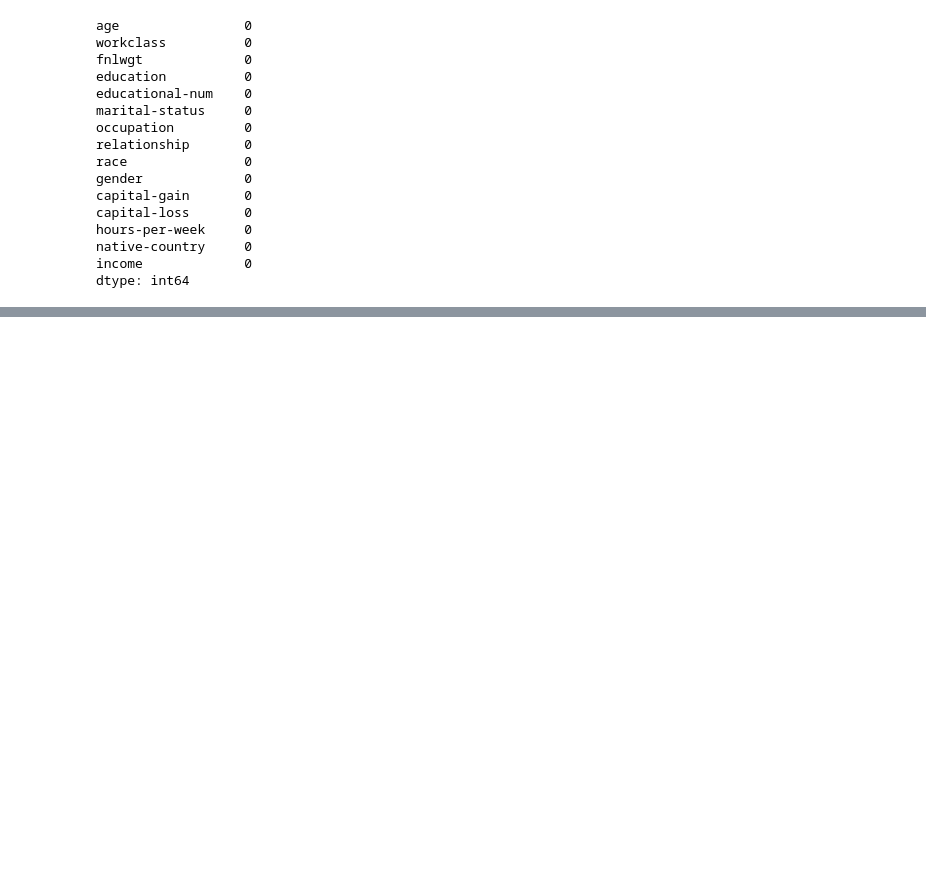
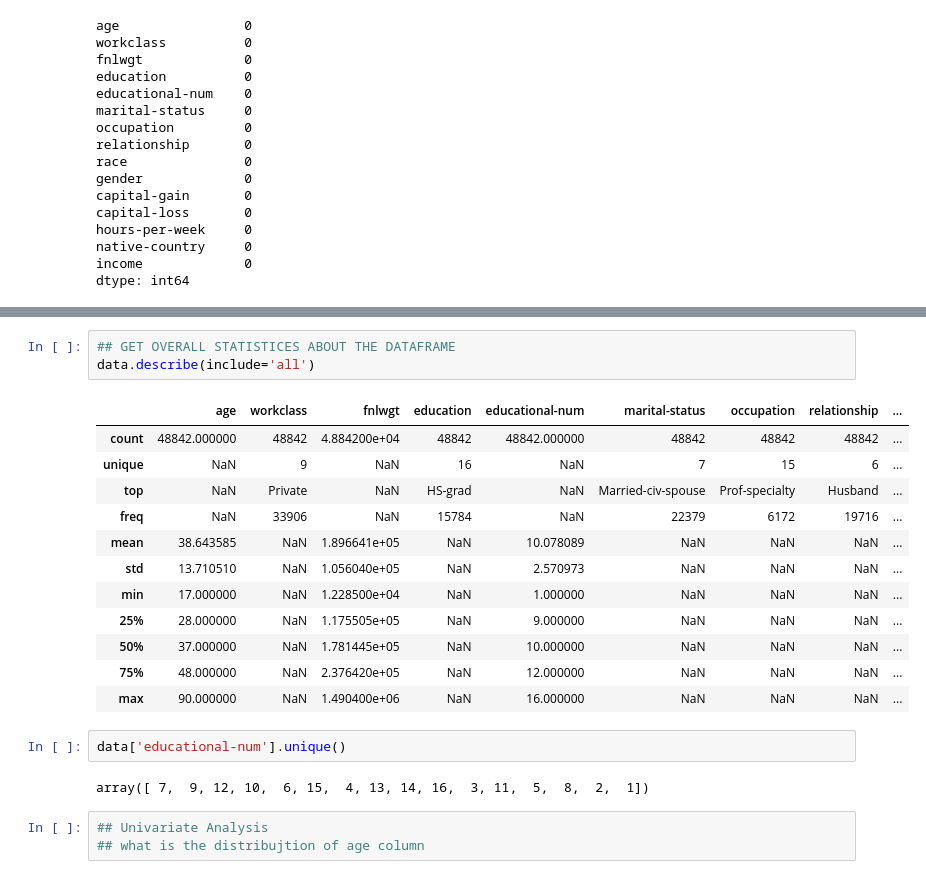
Before and after one commit to Vishwaskarma/Data-Science, a Jupyter notebook: Python/LearningProject/ProjectThree/ProjectThree.ipynb, the cells around one changed output, grey strips where cells are left out. Saved outputs shown, nothing was run; the diff lists cells and outputs as text; blank space fills up the shorter version.

```diff
--- a/Python/LearningProject/ProjectThree/ProjectThree.ipynb
+++ b/Python/LearningProject/ProjectThree/ProjectThree.ipynb
@@ -201,0 +278,23 @@ dtype: int64
+# %%
+## GET OVERALL STATISTICES ABOUT THE DATAFRAME
+data.describe(include='all')
+# %% [output]
+|  | age | workclass | fnlwgt | education | educational-num | marital-status | occupation | relationship | ... |
+| count | 48842.000000 | 48842 | 4.884200e+04 | 48842 | 48842.000000 | 48842 | 48842 | 48842 | ... |
+| unique | NaN | 9 | NaN | 16 | NaN | 7 | 15 | 6 | ... |
+| top | NaN | Private | NaN | HS-grad | NaN | Married-civ-spouse | Prof-specialty | Husband | ... |
+| freq | NaN | 33906 | NaN | 15784 | NaN | 22379 | 6172 | 19716 | ... |
+| mean | 38.643585 | NaN | 1.896641e+05 | NaN | 10.078089 | NaN | NaN | NaN | ... |
+| std | 13.710510 | NaN | 1.056040e+05 | NaN | 2.570973 | NaN | NaN | NaN | ... |
+| min | 17.000000 | NaN | 1.228500e+04 | NaN | 1.000000 | NaN | NaN | NaN | ... |
+| 25% | 28.000000 | NaN | 1.175505e+05 | NaN | 9.000000 | NaN | NaN | NaN | ... |
+| 50% | 37.000000 | NaN | 1.781445e+05 | NaN | 10.000000 | NaN | NaN | NaN | ... |
+| 75% | 48.000000 | NaN | 2.376420e+05 | NaN | 12.000000 | NaN | NaN | NaN | ... |
+| max | 90.000000 | NaN | 1.490400e+06 | NaN | 16.000000 | NaN | NaN | NaN | ... |
+# %%
+data['educational-num'].unique()
+# %% [output]
+array([ 7,  9, 12, 10,  6, 15,  4, 13, 14, 16,  3, 11,  5,  8,  2,  1])
+# %%
+## Univariate Analysis
+## what is the distribujtion of age column
```
Also changed, not shown: parts of 8 cells of this notebook, 1 other file.
